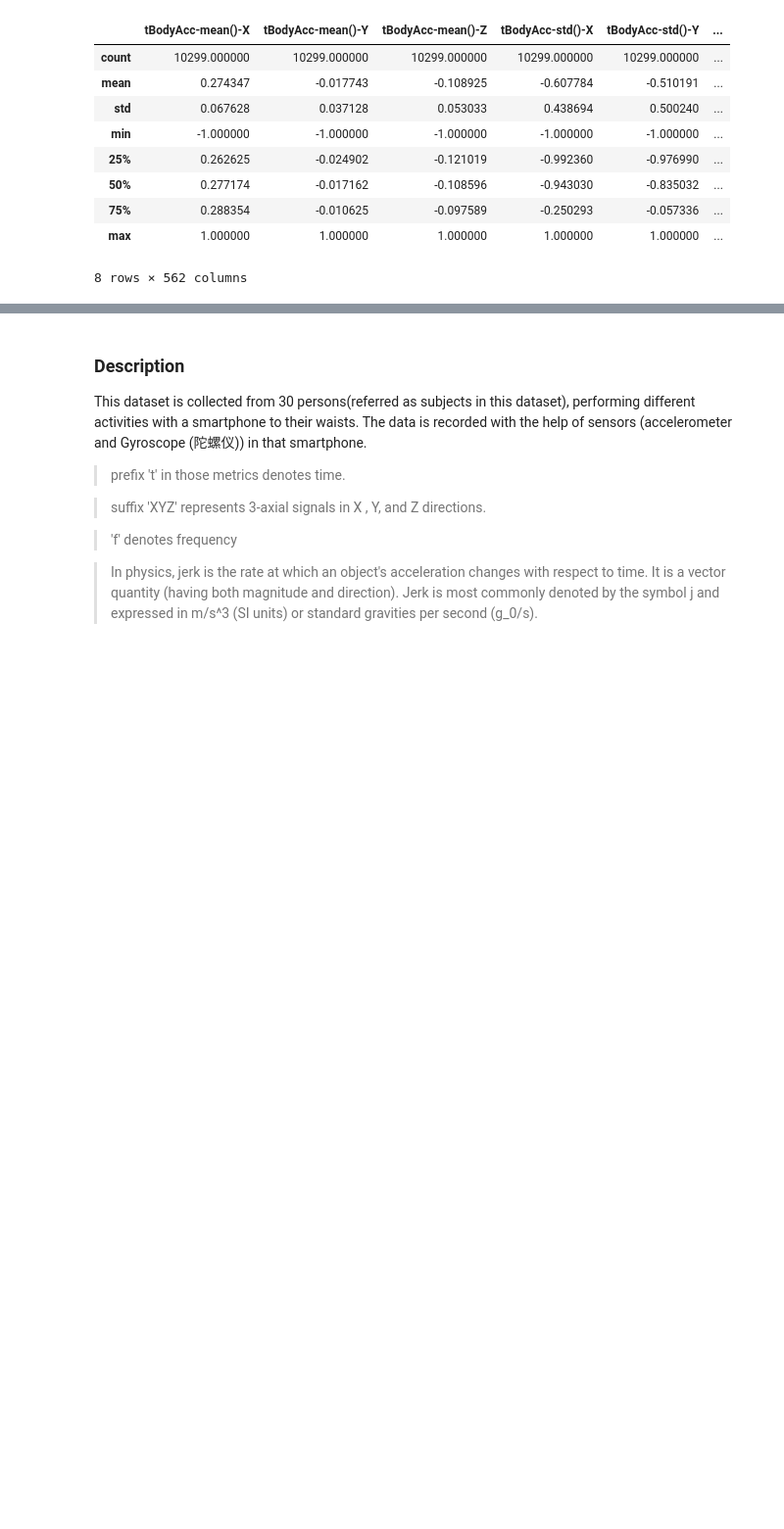
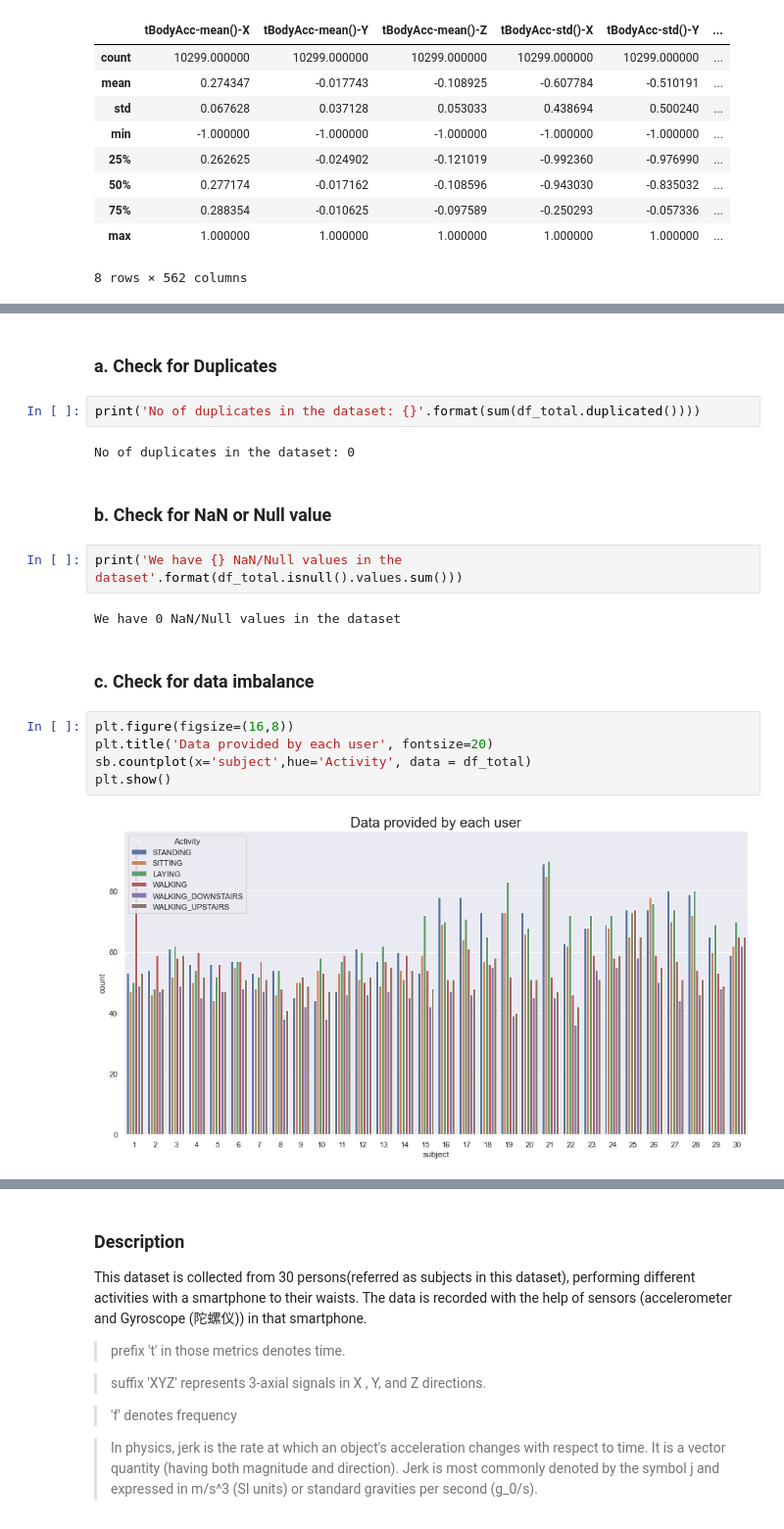
Before and after one commit to Ry3nG/SC1015-Project-Smartphone-Sensor-Privacy-Leak, a Jupyter notebook: project_main.ipynb, the cells around one changed output, grey strips where cells are left out. Shown at 98% size. Saved outputs shown, nothing was run; the diff lists cells and outputs as text; blank space fills up the shorter version.

Commit message:
0325 commit on data cleaning

```diff
--- a/project_main.ipynb
+++ b/project_main.ipynb
@@ -60,0 +63,21 @@ df_total.describe()
+# %% [markdown]
+### a. Check for Duplicates
+# %%
+print('No of duplicates in the dataset: {}'.format(sum(df_total.duplicated())))
+# %% [output]
+No of duplicates in the dataset: 0
+# %% [markdown]
+### b. Check for NaN or Null value
+# %%
+print('We have {} NaN/Null values in the dataset'.format(df_total.isnull().values.sum()))
+# %% [output]
+We have 0 NaN/Null values in the dataset
+# %% [markdown]
+### c. Check for data imbalance
+# %%
+plt.figure(figsize=(16,8))
+plt.title('Data provided by each user', fontsize=20)
+sb.countplot(x='subject',hue='Activity', data = df_total)
+plt.show()
+# %% [output]
+[figure, added]
```
Also changed, not shown: parts of 6 cells of this notebook.
